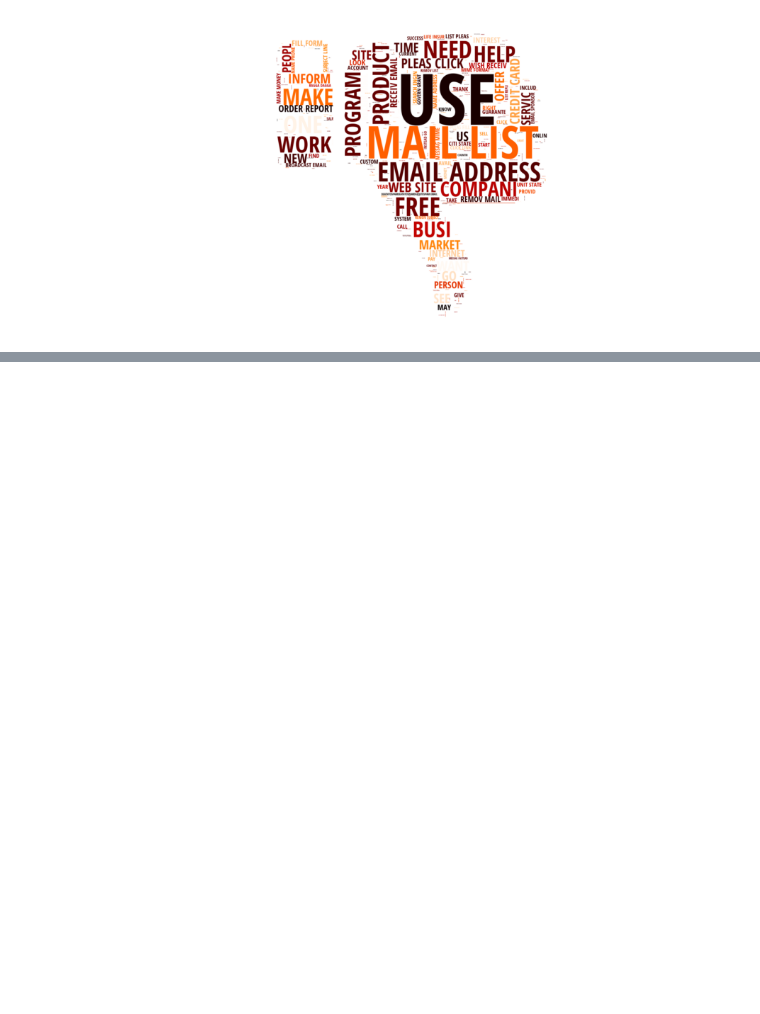
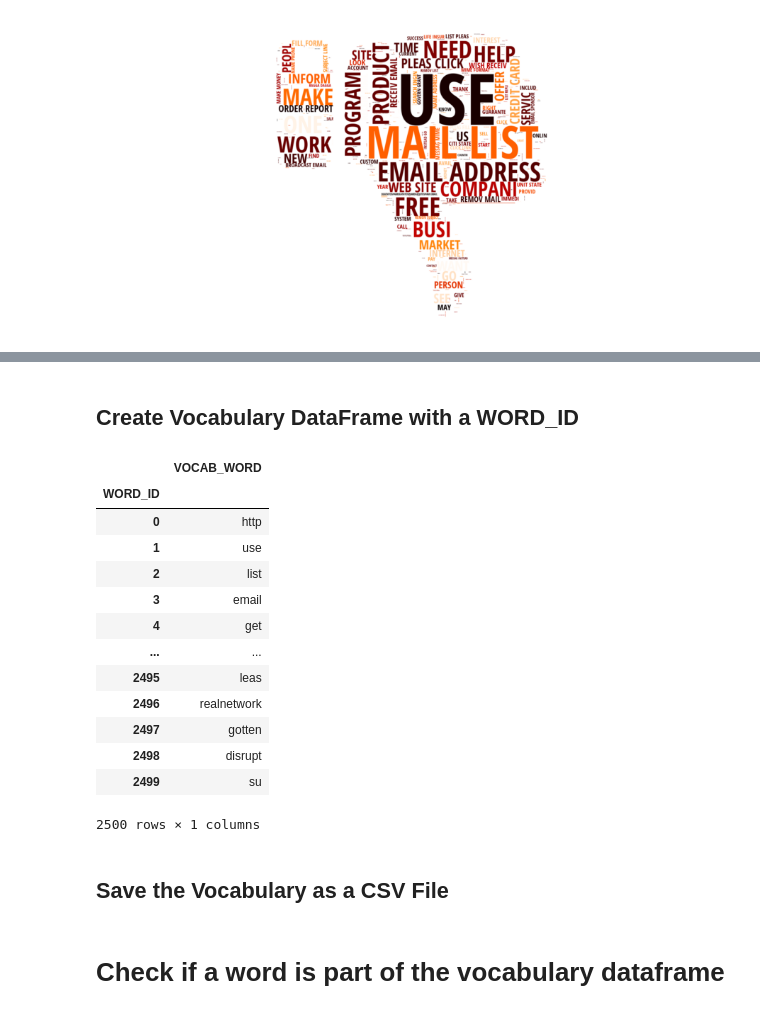
Before and after one commit to JLJL0308/Naive_Bayes_Classifier, a Jupyter notebook: Bayes_Classifier.ipynb, the cells around one changed output, grey strips where cells are left out. Cells and saved outputs as stored; diff of their text form; code cells hidden in the pictures; blank space fills up the shorter version.

Commit message:
Create a vocabulary dataframe and save it as a CSV file.

```diff
--- a/Bayes_Classifier.ipynb
+++ b/Bayes_Classifier.ipynb
@@ -23,9 +23,13 @@ SPAM_1_PATH = "SpamData/01_Processing/spam_assassin_corpus/spam_1"
 SPAM_2_PATH = "SpamData/01_Processing/spam_assassin_corpus/spam_2"
 EASY_NONSPAM_1_PATH = "SpamData/01_Processing/spam_assassin_corpus/easy_ham_1"
 EASY_NONSPAM_2_PATH = "SpamData/01_Processing/spam_assassin_corpus/easy_ham_2"
+
 SPAM_CAT = 1
 HAM_CAT = 0
-DATA_JSON_FILE = "SpamData/01_Processing/email-text-data.json."
+VOCAB_SIZE = 2500
+
+DATA_JSON_FILE = "SpamData/01_Processing/email-text-data.json"
+WORD_ID_FILE = "SpamData/01_Processing/word-by-id.csv"
 WHALE_FILE = "SpamData/01_Processing/wordcloud_resources/whale-icon.png"
 SKULL_FILE = "SpamData/01_Processing/wordcloud_resources/skull-icon.png"
 THUMBS_UP_FILE = "SpamData/01_Processing/wordcloud_resources/thumbs-up.png"
@@ -694,0 +701,3 @@ plt.show()
+# %%
+stemmed_nested_list = data.MESSAGE.apply(clean_msg_no_html)
+flat_stemmed_list = [item for sublist in stemmed_nested_list for item in sublist]
@@ -694,0 +707,4 @@ plt.show()
+# %%
+unique_words = pd.Series(flat_stemmed_list).value_counts()
+print("Number of unique words", unique_words.shape[0])
+unique_words.head()
@@ -694,0 +719,4 @@ plt.show()
+# %%
+# List(Pandas Series) to store the most common 2500 words.
+frequent_words = unique_words[0 : VOCAB_SIZE]
+print(frequent_words.head(10))
@@ -694,0 +735,24 @@ plt.show()
+# %% [markdown]
+## Create Vocabulary DataFrame with a WORD_ID
+# %%
+word_ids = list(range(0, VOCAB_SIZE))
+vocab = pd.DataFrame({"VOCAB_WORD" : frequent_words.index.values}, index = word_ids)
+vocab.index.name = "WORD_ID"
+vocab
+# %% [output]
+|  | VOCAB_WORD |
+| WORD_ID |  |
+| 0 | http |
+| 1 | use |
+| 2 | list |
+| 3 | email |
+| 4 | get |
+| ... | ... |
+| 2495 | leas |
+| 2496 | realnetwork |
+| 2497 | gotten |
+| 2498 | disrupt |
+| 2499 | su |
+2500 rows × 1 columns
+# %% [markdown]
+## Save the Vocabulary as a CSV File
@@ -694,0 +761,2 @@ plt.show()
+# %% [markdown]
+# Check if a word is part of the vocabulary dataframe
```
Also changed, not shown: parts of 10 cells of this notebook, 1 other file.
